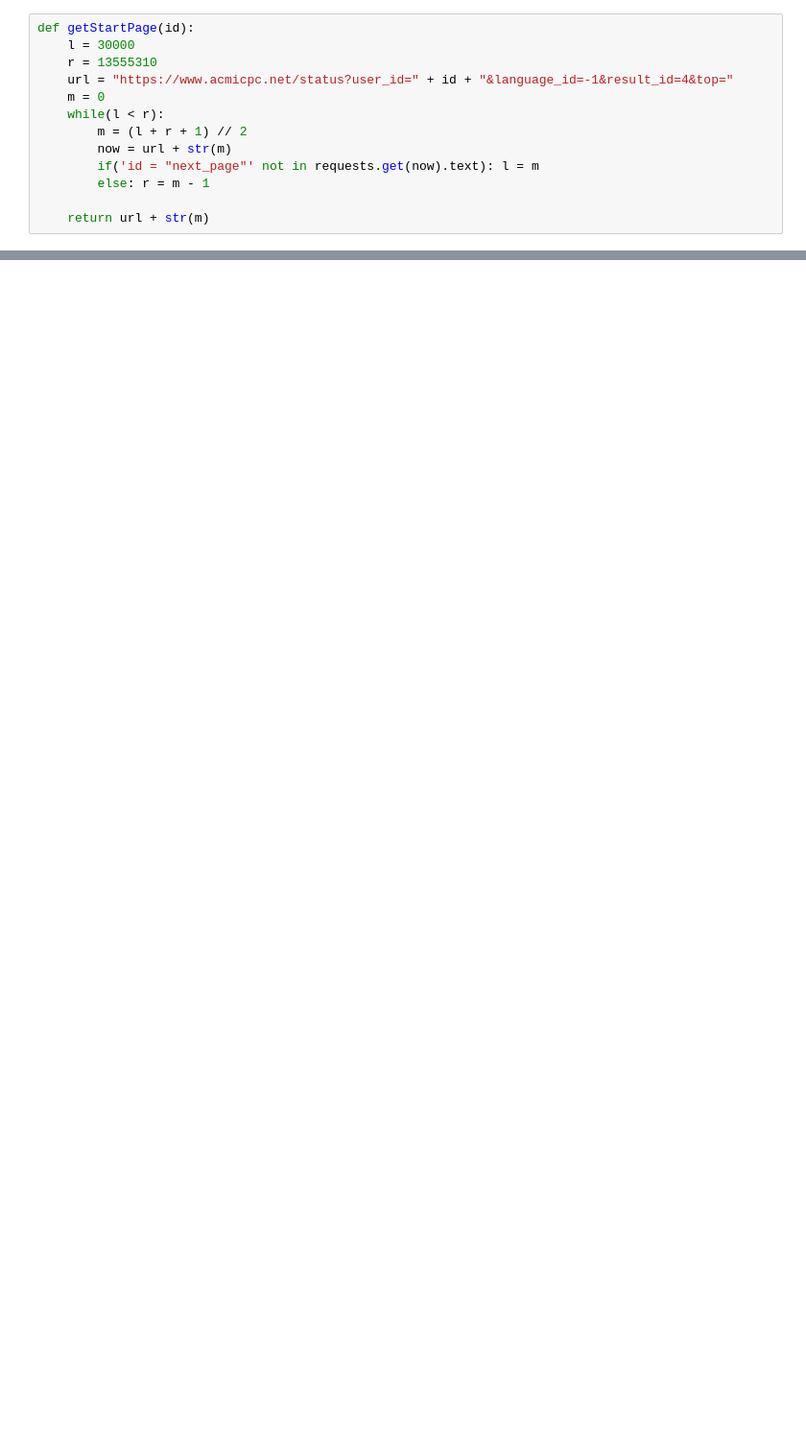
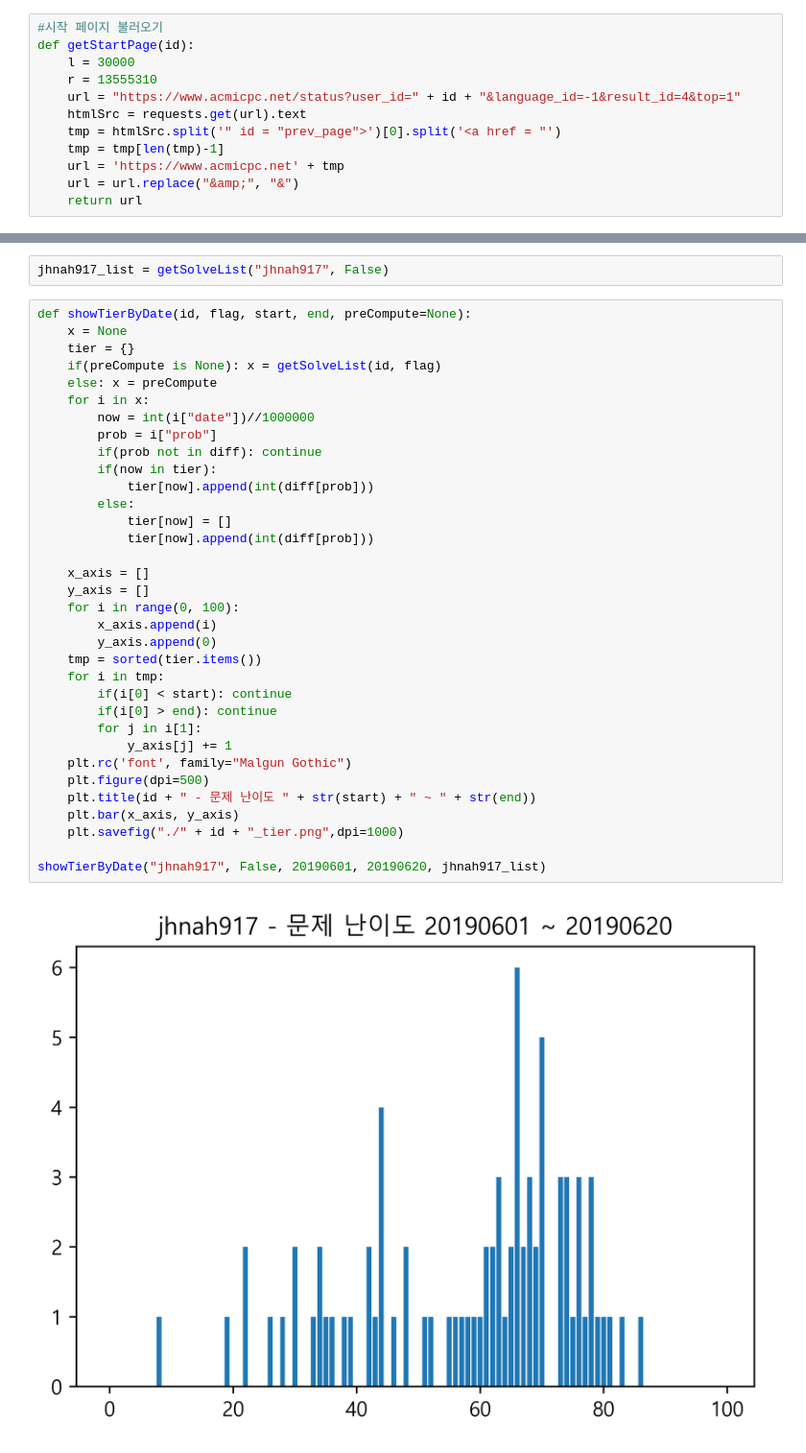
Before and after one commit to justiceHui/2019PythonProject, a Jupyter notebook: BOJ-is-Good.ipynb, the cells around one changed output, grey strips where cells are left out. Shown at 96% size. Drawn from its saved outputs; the diff is of its cells as text; blank space fills up the shorter version.

```diff
--- a/BOJ-is-Good.ipynb
+++ b/BOJ-is-Good.ipynb
@@ -5,13 +21,12 @@ import requests
 # %%
+#시작 페이지 불러오기
 def getStartPage(id):
     l = 30000
     r = 13555310
-    url = "https://www.acmicpc.net/status?user_id=" + id + "&language_id=-1&result_id=4&top="
-    m = 0
-    while(l < r):
-        m = (l + r + 1) // 2
-        now = url + str(m)
-        if('id = "next_page"' not in requests.get(now).text): l = m
-        else: r = m - 1
-
-    return url + str(m)
+    url = "https://www.acmicpc.net/status?user_id=" + id + "&language_id=-1&result_id=4&top=1"
+    htmlSrc = requests.get(url).text
+    tmp = htmlSrc.split('" id = "prev_page">')[0].split('<a href = "')
+    tmp = tmp[len(tmp)-1]
+    url = 'https://www.acmicpc.net' + tmp
+    url = url.replace("&amp;", "&")
+    return url
@@ -83,0 +230,38 @@ https://www.acmicpc.net/status?user_id=liasly&result_id=4&top=13504657
+# %%
+jhnah917_list = getSolveList("jhnah917", False)
+# %%
+def showTierByDate(id, flag, start, end, preCompute=None):
+    x = None
+    tier = {}
+    if(preCompute is None): x = getSolveList(id, flag)
+    else: x = preCompute
+    for i in x:
+        now = int(i["date"])//1000000
+        prob = i["prob"]
+        if(prob not in diff): continue
+        if(now in tier):
+            tier[now].append(int(diff[prob]))
+        else:
+            tier[now] = []
+            tier[now].append(int(diff[prob]))
+
+    x_axis = []
+    y_axis = []
+    for i in range(0, 100):
+        x_axis.append(i)
+        y_axis.append(0)
+    tmp = sorted(tier.items())
+    for i in tmp:
+        if(i[0] < start): continue
+        if(i[0] > end): continue
+        for j in i[1]:
+            y_axis[j] += 1
+    plt.rc('font', family="Malgun Gothic")
+    plt.figure(dpi=500)
+    plt.title(id + " - 문제 난이도 " + str(start) + " ~ " + str(end))
+    plt.bar(x_axis, y_axis)
+    plt.savefig("./" + id + "_tier.png",dpi=1000)
+
+showTierByDate("jhnah917", False, 20190601, 20190620, jhnah917_list)
+# %% [output]
+[figure, added]
```
Also changed, not shown: parts of 12 cells of this notebook.
